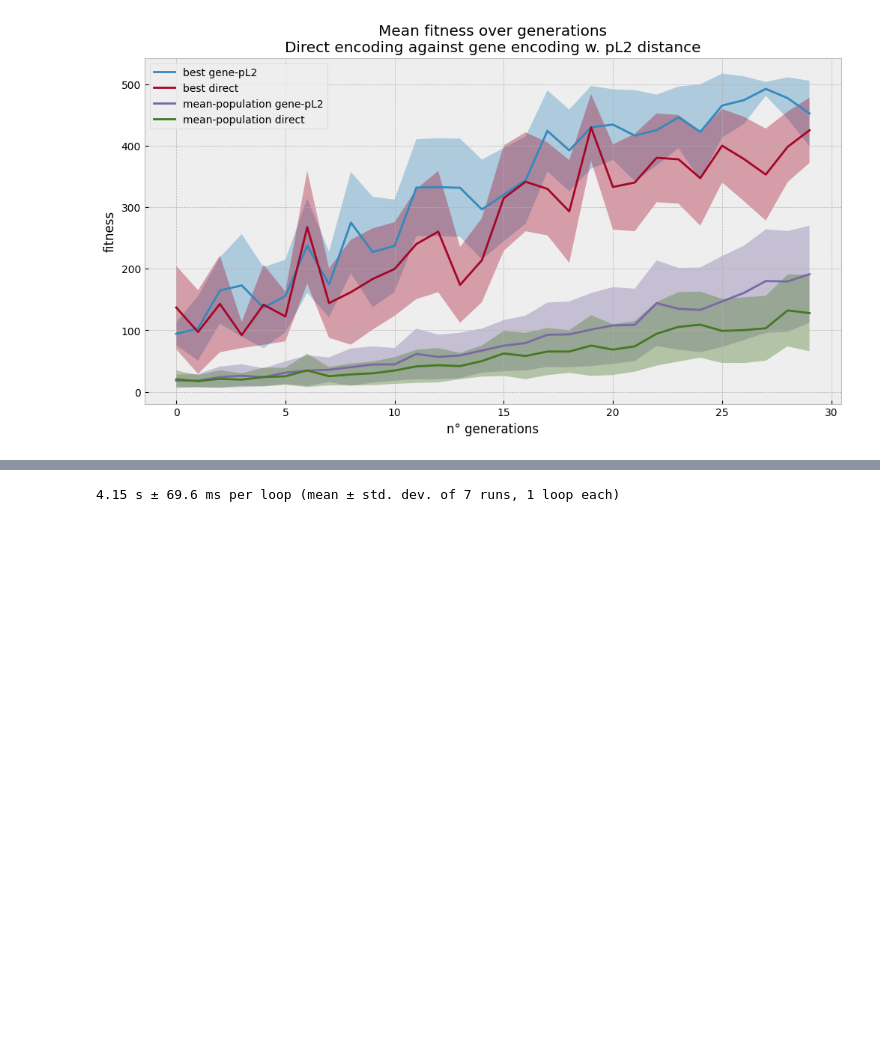
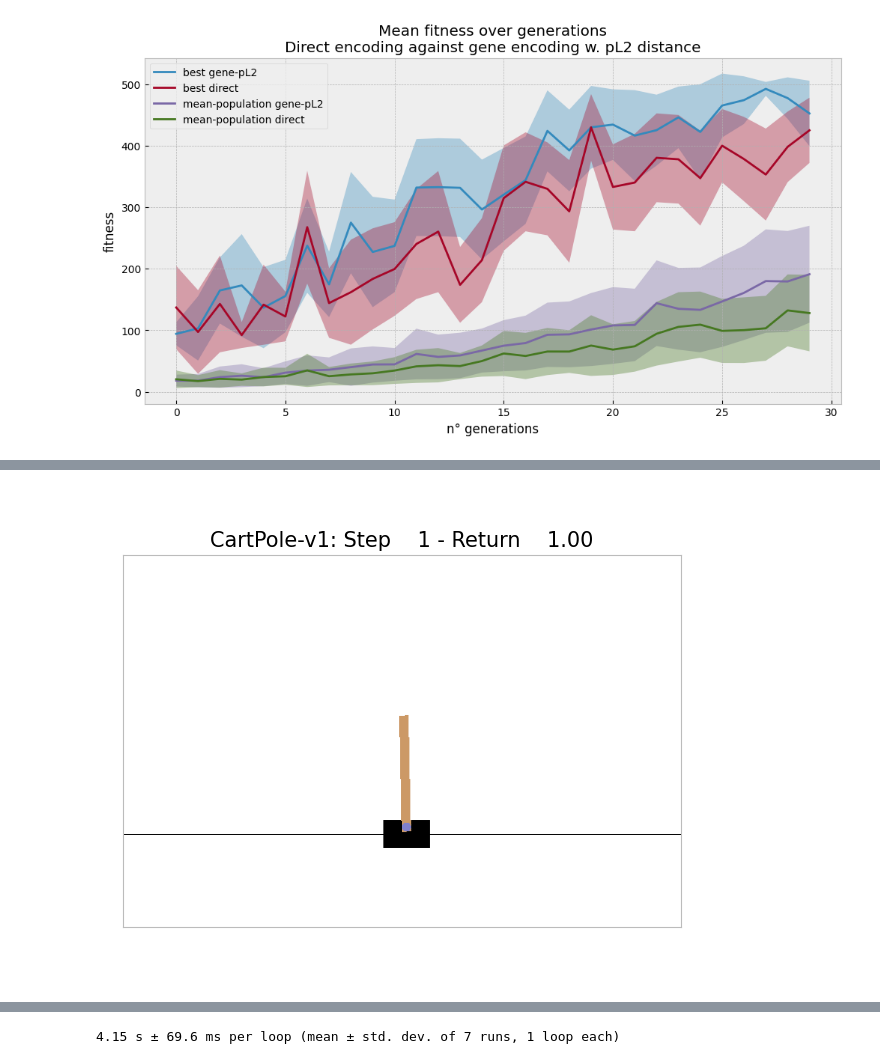
Before and after one commit to arxaqapi/gene.jax, a Jupyter notebook: Neuroevolution Gene Encoding Comparison.ipynb, the cells around one changed output, grey strips where cells are left out. Drawn from its saved outputs; the diff is of its cells as text; code cells hidden in the pictures; blank space fills up the shorter version.

Commit message:
feat: add visualization

```diff
--- a/Neuroevolution Gene Encoding Comparison.ipynb
+++ b/Neuroevolution Gene Encoding Comparison.ipynb
@@ -53,6 +53,7 @@ def evaluate_bench(config: dict, rng: jrd.KeyArray = jrd.PRNGKey(0), n: int = 10
         "fit_best_std": logs["log_gen_1"].std(axis=0),
         "mean_fit": logs["log_gen_mean"].mean(axis=0),
         "mean_fit_std": logs["log_gen_std"].mean(axis=0),
+        "logs": logs
     }
 # %%
 rng = jrd.PRNGKey(0)
@@ -80 +102,16 @@ plot(
+# %%
+%%capture
+from gene.visualization import run_env
+# Take the top-1 param of our first run
+
+
+animation_file = run_env(
+    genome=gene_results['logs']['top_params'][0][0],
+    config=config_gene
+)
+# %%
+from IPython.display import Image
+Image(filename=animation_file)
+# %% [output]
+[figure, added]
 # %% [markdown]
```
Also changed, not shown: parts of 4 cells of this notebook, 2 other files.
